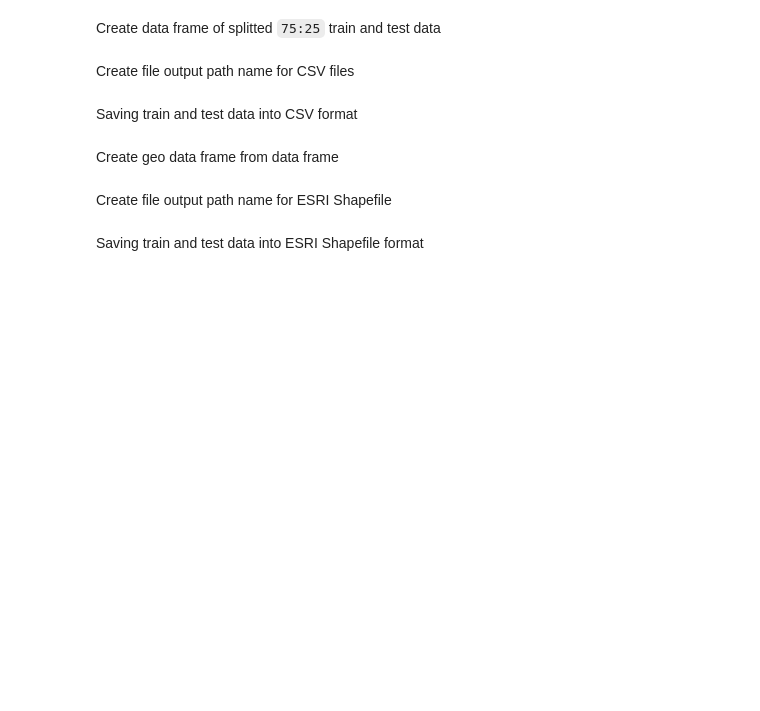
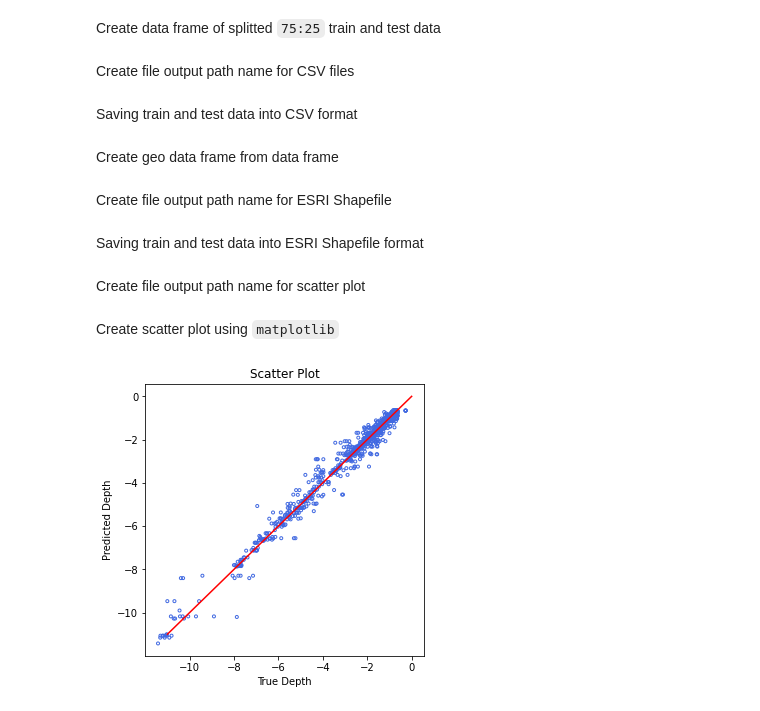
Before and after one commit to rifqiharrys/sdb_gui, a Jupyter notebook: notebooks/sdb.ipynb, the cells around one changed output. Cells and saved outputs as stored; diff of their text form; code cells hidden in the pictures; blank space fills up the shorter version.

Commit message:
create scatter plot and rerun codes in notebooks

```diff
--- a/notebooks/sdb.ipynb
+++ b/notebooks/sdb.ipynb
@@ -395,3 +399,29 @@ Saving train and test data into ESRI Shapefile format
 # %%
 train_data_gdf.to_file(train_save_loc_shp)
 test_data_gdf.to_file(test_save_loc_shp)
+# %% [markdown]
+Create file output path name for scatter plot
+# %%
+scatter_plot_loc = (os.path.splitext(new_img_loc)[0] + 'scatter_plot.png')
+# %% [markdown]
+Create scatter plot using `matplotlib`
+# %%
+def scatter_plotter(x, y, plot_color='royalblue', line_color='r', title='Scatter Plot'):
+    fig, ax = plt.subplots(figsize=(5, 5))
+    ax.scatter(x, y, marker='.', color=plot_color, facecolors='none')
+    min_val, max_val = round(np.nanmin(x)), round(np.nanmax(x))
+    ax.plot([min_val, max_val], [min_val, max_val], color=line_color)
+    ax.set_xlabel('True Depth')
+    ax.set_ylabel('Predicted Depth')
+    ax.set_title(title)
+
+    return fig, ax
+
+fig, ax = scatter_plotter(
+    x=test_data['z'],
+    y=test_data['z_validate']
+)
+
+fig.savefig(scatter_plot_loc)
+# %% [output]
+[figure, added]
```
Also changed, not shown: parts of 2 cells of this notebook, 11 other files.
